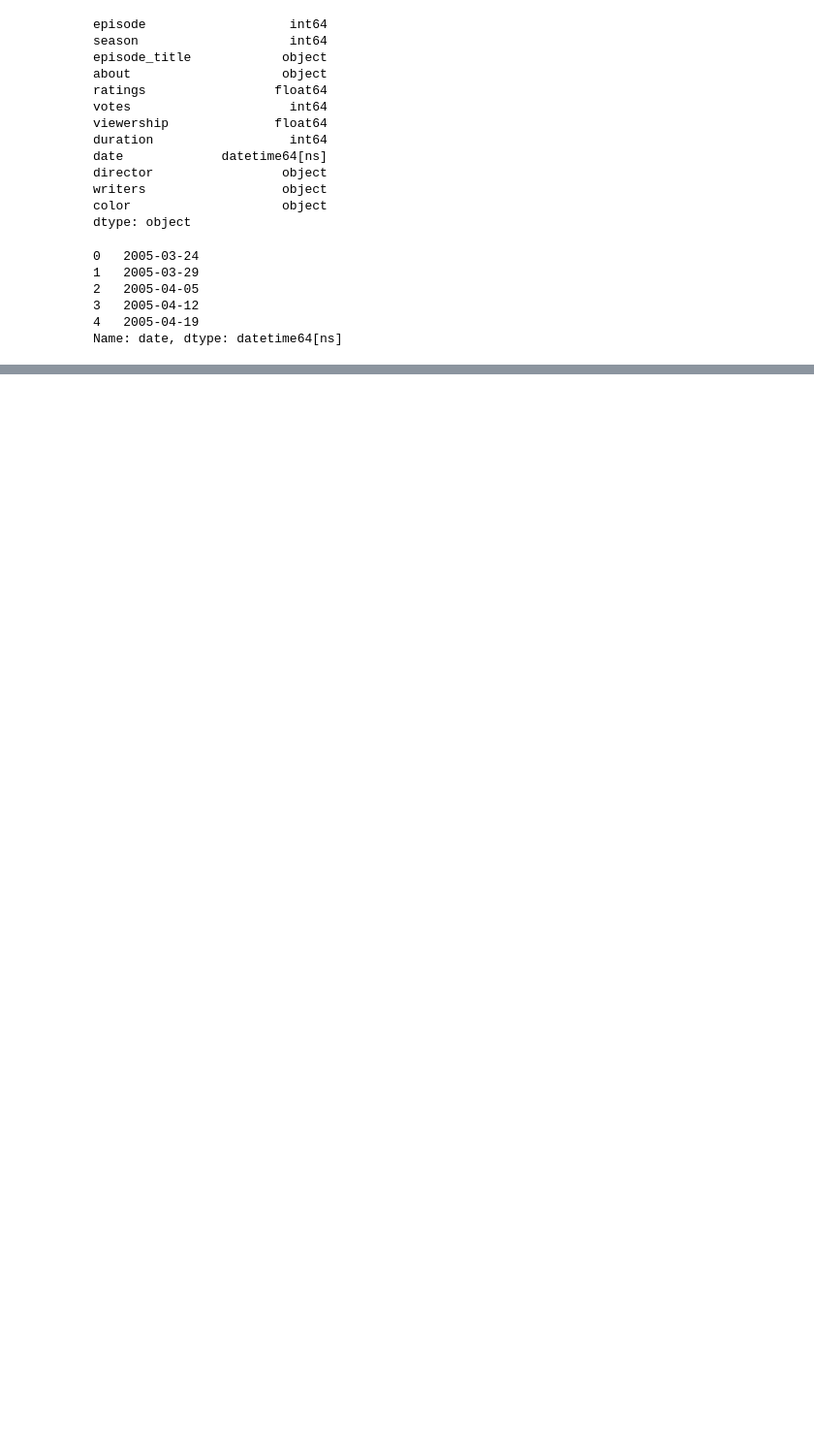
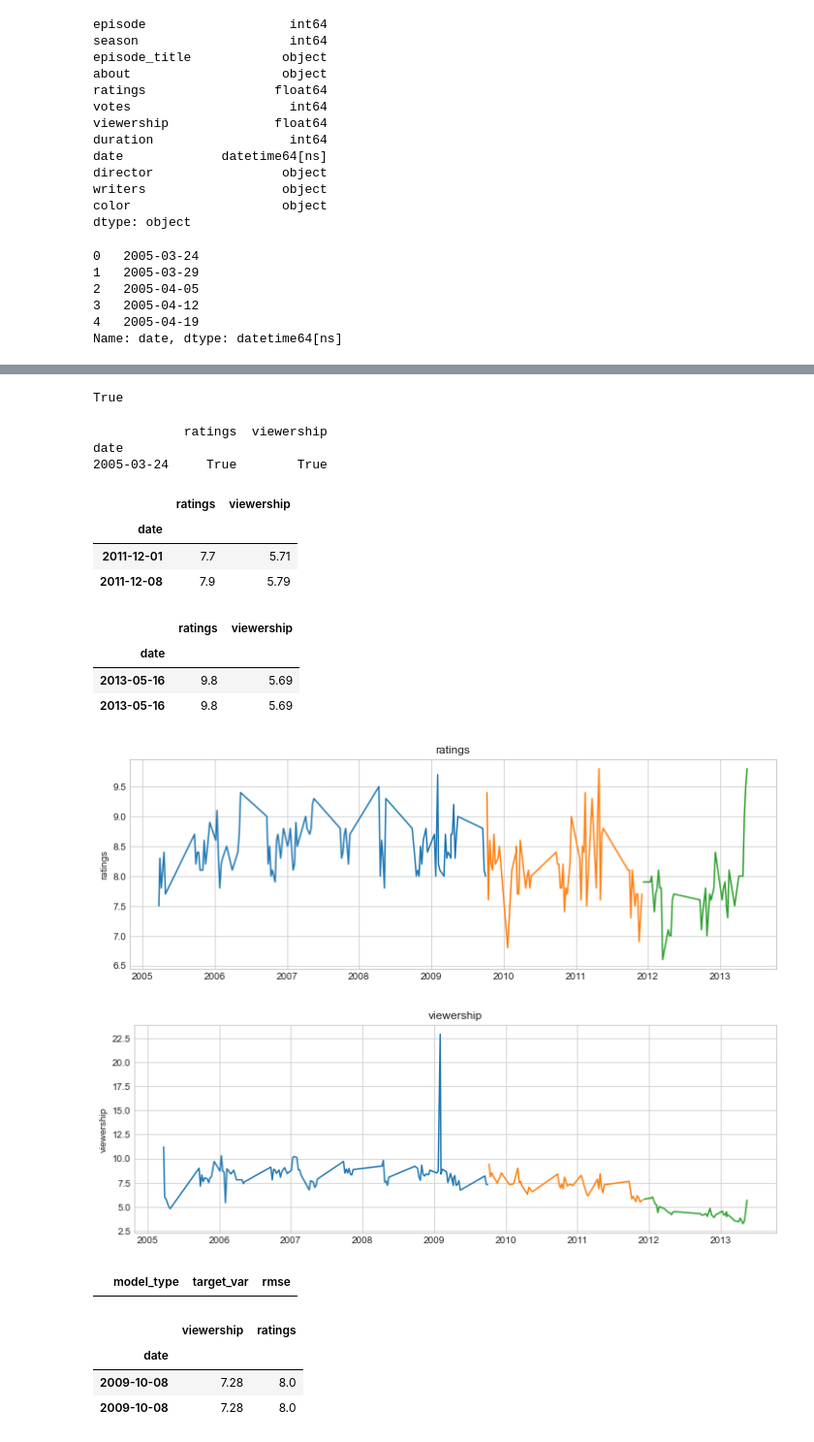
Before and after one commit to jamesallen0351/the_office, a Jupyter notebook: office_time_series.ipynb, the cells around one changed output, grey strips where cells are left out. Shown: that part at 97% size. Saved outputs shown, nothing was run; the diff lists cells and outputs as text; code cells hidden in the pictures; blank space fills up the shorter version.

Commit message:
add modeling to office time series notebook

```diff
--- a/office_time_series.ipynb
+++ b/office_time_series.ipynb
@@ -351,0 +264,2 @@ ax.xaxis.set_major_formatter(DateFormatter('%b %y'))
+# %%
+df = df.drop(columns= {'episode_title', 'episode', 'season', 'about', 'director', 'writers', 'color', 'year', 'month', 'day', 'weekday', 'votes', 'duration'})
@@ -351,0 +276,47 @@ ax.xaxis.set_major_formatter(DateFormatter('%b %y'))
+# %%
+train_size = int(len(df) * .5)
+validate_size = int(len(df) * .3)
+test_size = int(len(df) - train_size - validate_size)
+validate_end_index = train_size + validate_size
+
+# split into train, validation, test
+train = df[: train_size]
+validate = df[train_size : validate_end_index]
+test = df[validate_end_index : ]
+# %%
+print(len(train) + len(validate) + len(test) == len(df))
+# %% [output]
+True
+# %%
+print(df.head(1) == train.head(1))
+# %% [output]
+            ratings  viewership
+date
+2005-03-24     True        True
+# %%
+pd.concat([train.tail(1), validate.head(1)])
+pd.concat([validate.tail(1), test.head(1)])
+# %% [output]
+|  | ratings | viewership |
+| date |  |  |
+| 2011-12-01 | 7.7 | 5.71 |
+| 2011-12-08 | 7.9 | 5.79 |
+# %%
+pd.concat([test.tail(1), df.tail(1)])
+# %% [output]
+|  | ratings | viewership |
+| date |  |  |
+| 2013-05-16 | 9.8 | 5.69 |
+| 2013-05-16 | 9.8 | 5.69 |
+# %%
+for col in train.columns:
+    plt.figure(figsize=(12,4))
+    plt.plot(train[col])
+    plt.plot(validate[col])
+    plt.plot(test[col])
+    plt.ylabel(col)
+    plt.title(col)
+    plt.show()
+# %% [output]
+[figure, added]
+[figure, added]
@@ -351,0 +350,19 @@ ax.xaxis.set_major_formatter(DateFormatter('%b %y'))
+# %%
+eval_df
+# %% [output]
+|  | model_type | target_var | rmse |
+# %%
+# Forcast
+# Last observed value
+views = train['viewership'][-1:][0]
+ratings = round(train['ratings'][-1:][0],2)
+
+yhat_df = pd.DataFrame({'viewership': [views], 'ratings': [ratings]},
+                       index = validate.index)
+
+yhat_df.head(2)
+# %% [output]
+|  | viewership | ratings |
+| date |  |  |
+| 2009-10-08 | 7.28 | 8.0 |
+| 2009-10-08 | 7.28 | 8.0 |
```
Also changed, not shown: parts of 50 cells of this notebook.
